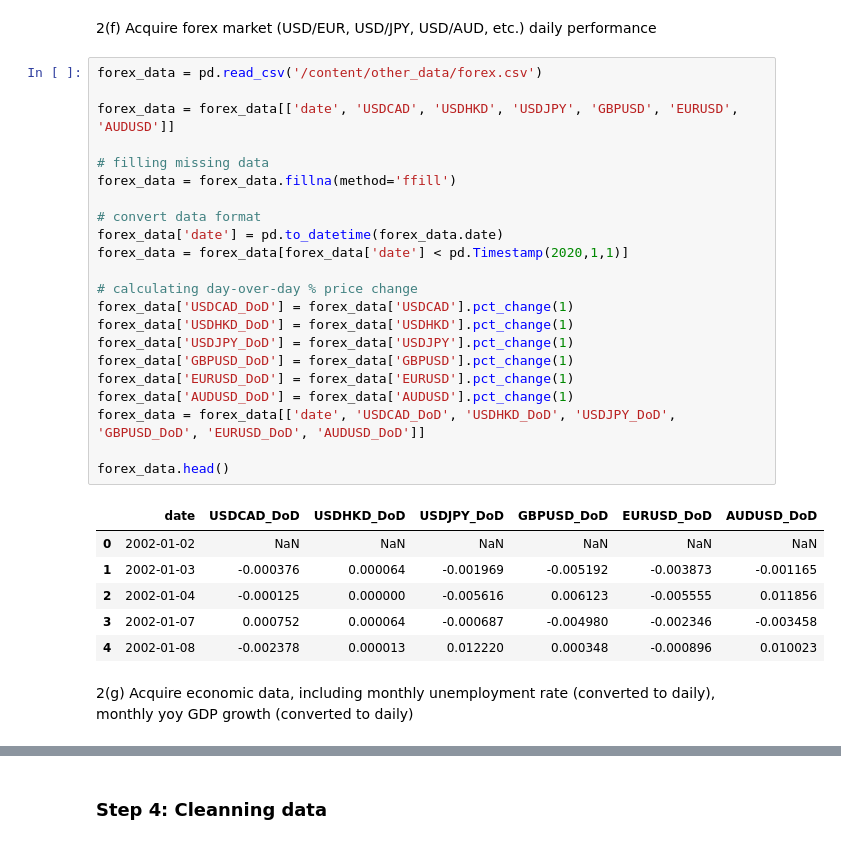
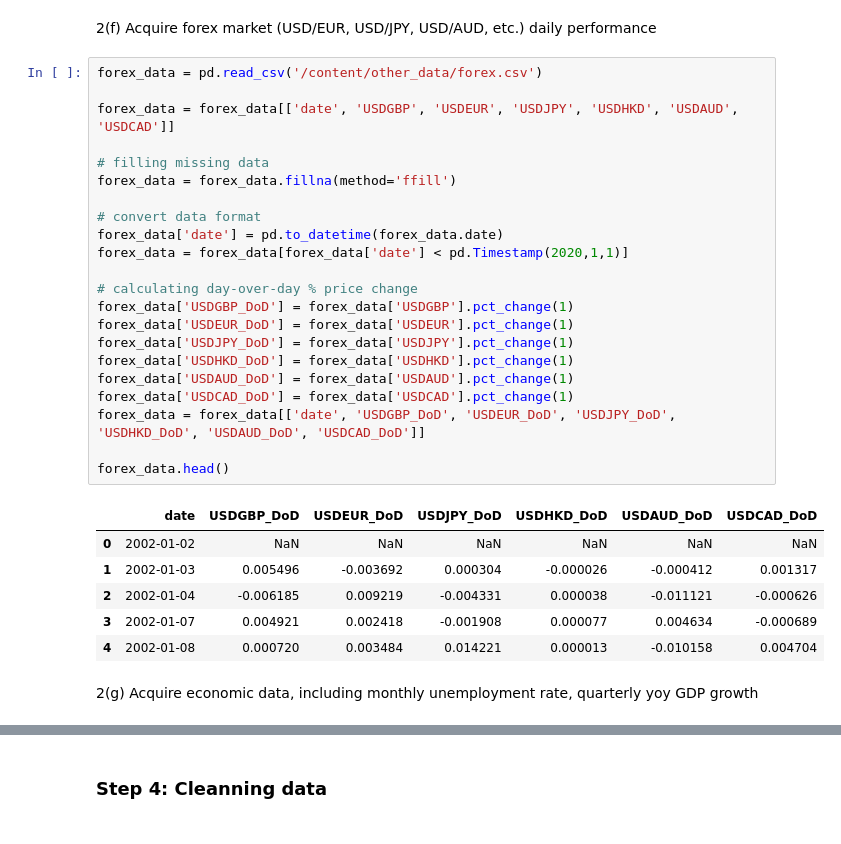
Before and after one commit to stevegbrooks/big-portfolio-learner, a Jupyter notebook: big_portfolio_learner.ipynb, the cells around one changed output, grey strips where cells are left out. Drawn from its saved outputs; the diff is of its cells as text.

Commit message:
Created further other data

```diff
--- a/big_portfolio_learner.ipynb
+++ b/big_portfolio_learner.ipynb
@@ -393,31 +393,31 @@ tbond_data.head()
 # %%
 forex_data = pd.read_csv('/content/other_data/forex.csv')
 
-forex_data = forex_data[['date', 'USDCAD', 'USDHKD', 'USDJPY', 'GBPUSD', 'EURUSD', 'AUDUSD']]
+forex_data = forex_data[['date', 'USDGBP', 'USDEUR', 'USDJPY', 'USDHKD', 'USDAUD', 'USDCAD']]
 
 # filling missing data
 forex_data = forex_data.fillna(method='ffill')
 
 # convert data format
 forex_data['date'] = pd.to_datetime(forex_data.date)
 forex_data = forex_data[forex_data['date'] < pd.Timestamp(2020,1,1)]
 
 # calculating day-over-day % price change
+forex_data['USDGBP_DoD'] = forex_data['USDGBP'].pct_change(1)
+forex_data['USDEUR_DoD'] = forex_data['USDEUR'].pct_change(1)
+forex_data['USDJPY_DoD'] = forex_data['USDJPY'].pct_change(1)
+forex_data['USDHKD_DoD'] = forex_data['USDHKD'].pct_change(1)
+forex_data['USDAUD_DoD'] = forex_data['USDAUD'].pct_change(1)
 forex_data['USDCAD_DoD'] = forex_data['USDCAD'].pct_change(1)
-forex_data['USDHKD_DoD'] = forex_data['USDHKD'].pct_change(1)
-forex_data['USDJPY_DoD'] = forex_data['USDJPY'].pct_change(1)
-forex_data['GBPUSD_DoD'] = forex_data['GBPUSD'].pct_change(1)
-forex_data['EURUSD_DoD'] = forex_data['EURUSD'].pct_change(1)
-forex_data['AUDUSD_DoD'] = forex_data['AUDUSD'].pct_change(1)
-forex_data = forex_data[['date', 'USDCAD_DoD', 'USDHKD_DoD', 'USDJPY_DoD', 'GBPUSD_DoD', 'EURUSD_DoD', 'AUDUSD_DoD']]
+forex_data = forex_data[['date', 'USDGBP_DoD', 'USDEUR_DoD', 'USDJPY_DoD', 'USDHKD_DoD', 'USDAUD_DoD', 'USDCAD_DoD']]
 
 forex_data.head()
 # %% [output]
-|  | date | USDCAD_DoD | USDHKD_DoD | USDJPY_DoD | GBPUSD_DoD | EURUSD_DoD | AUDUSD_DoD |
+|  | date | USDGBP_DoD | USDEUR_DoD | USDJPY_DoD | USDHKD_DoD | USDAUD_DoD | USDCAD_DoD |
 | 0 | 2002-01-02 | NaN | NaN | NaN | NaN | NaN | NaN |
-| 1 | 2002-01-03 | -0.000376 | 0.000064 | -0.001969 | -0.005192 | -0.003873 | -0.001165 |
-| 2 | 2002-01-04 | -0.000125 | 0.000000 | -0.005616 | 0.006123 | -0.005555 | 0.011856 |
-| 3 | 2002-01-07 | 0.000752 | 0.000064 | -0.000687 | -0.004980 | -0.002346 | -0.003458 |
-| 4 | 2002-01-08 | -0.002378 | 0.000013 | 0.012220 | 0.000348 | -0.000896 | 0.010023 |
+| 1 | 2002-01-03 | 0.005496 | -0.003692 | 0.000304 | -0.000026 | -0.000412 | 0.001317 |
+| 2 | 2002-01-04 | -0.006185 | 0.009219 | -0.004331 | 0.000038 | -0.011121 | -0.000626 |
+| 3 | 2002-01-07 | 0.004921 | 0.002418 | -0.001908 | 0.000077 | 0.004634 | -0.000689 |
+| 4 | 2002-01-08 | 0.000720 | 0.003484 | 0.014221 | 0.000013 | -0.010158 | 0.004704 |
 # %% [markdown]
-2(g) Acquire economic data, including monthly unemployment rate (converted to daily), monthly yoy GDP growth (converted to daily)
+2(g) Acquire economic data, including monthly unemployment rate, quarterly yoy GDP growth
```
Also changed, not shown: parts of 5 cells of this notebook.
